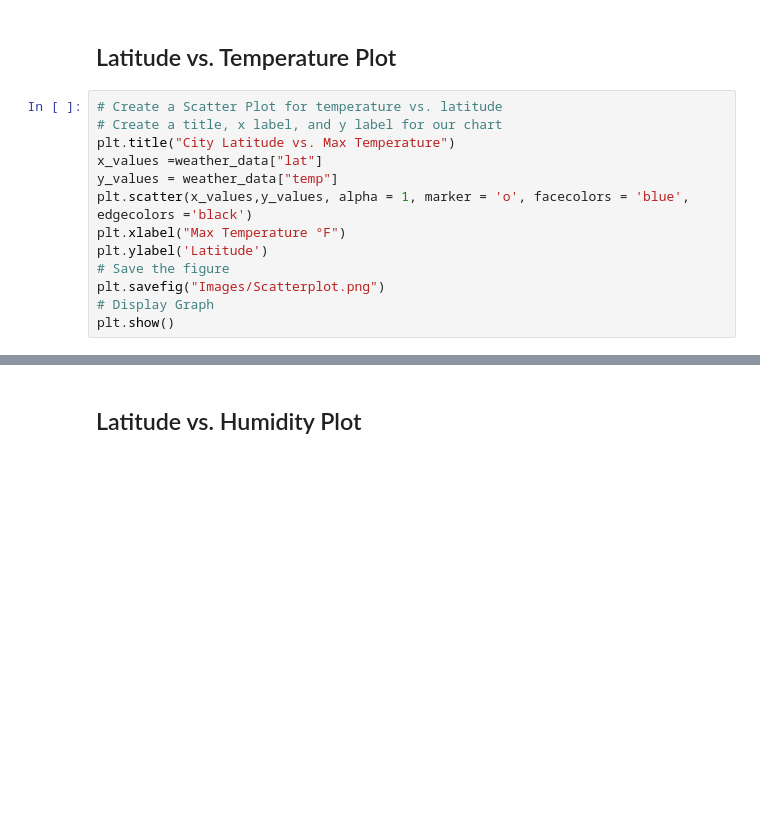
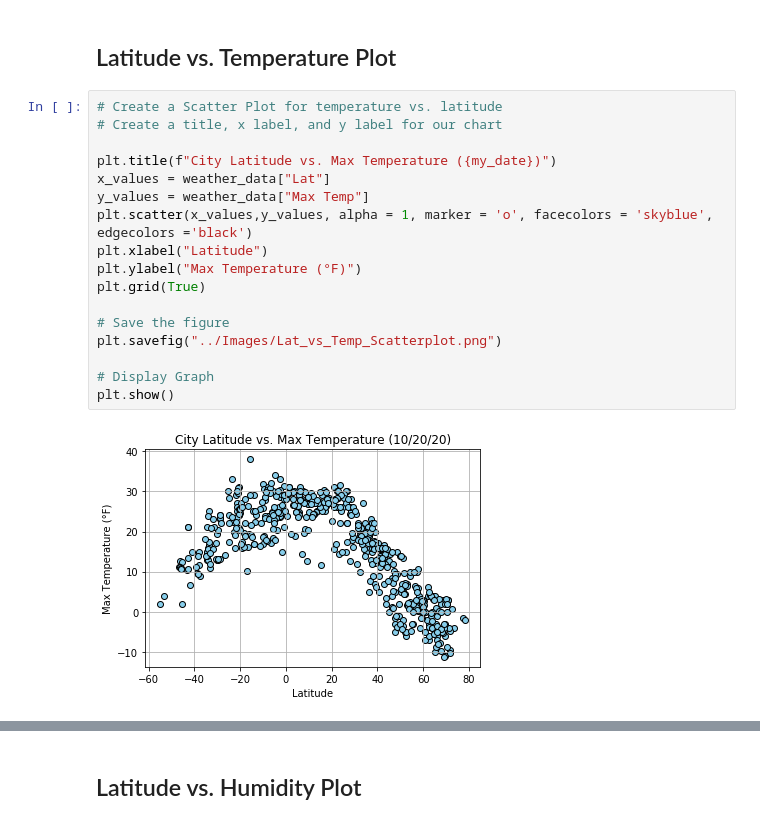
Before and after one commit to fereshtehaghaei/Python-API-Challenge, a Jupyter notebook: WeatherPy/WeatherPy.ipynb, the cells around one changed output, grey strips where cells are left out. Saved outputs shown, nothing was run; the diff lists cells and outputs as text; blank space fills up the shorter version.

```diff
--- a/WeatherPy/WeatherPy.ipynb
+++ b/WeatherPy/WeatherPy.ipynb
@@ -255,13 +276,19 @@ humidity_greater_100
 # %%
 # Create a Scatter Plot for temperature vs. latitude
 # Create a title, x label, and y label for our chart
-plt.title("City Latitude vs. Max Temperature")
-x_values =weather_data["lat"]
-y_values = weather_data["temp"]
-plt.scatter(x_values,y_values, alpha = 1, marker = 'o', facecolors = 'blue', edgecolors ='black')
-plt.xlabel("Max Temperature °F")
-plt.ylabel('Latitude')
+
+plt.title(f"City Latitude vs. Max Temperature ({my_date})")
+x_values = weather_data["Lat"]
+y_values = weather_data["Max Temp"]
+plt.scatter(x_values,y_values, alpha = 1, marker = 'o', facecolors = 'skyblue', edgecolors ='black')
+plt.xlabel("Latitude")
+plt.ylabel("Max Temperature (°F)")
+plt.grid(True)
+
 # Save the figure
-plt.savefig("Images/Scatterplot.png")
+plt.savefig("../Images/Lat_vs_Temp_Scatterplot.png")
+
 # Display Graph
 plt.show()
+# %% [output]
+[figure, added]
```
Also changed, not shown: parts of 21 cells of this notebook.
